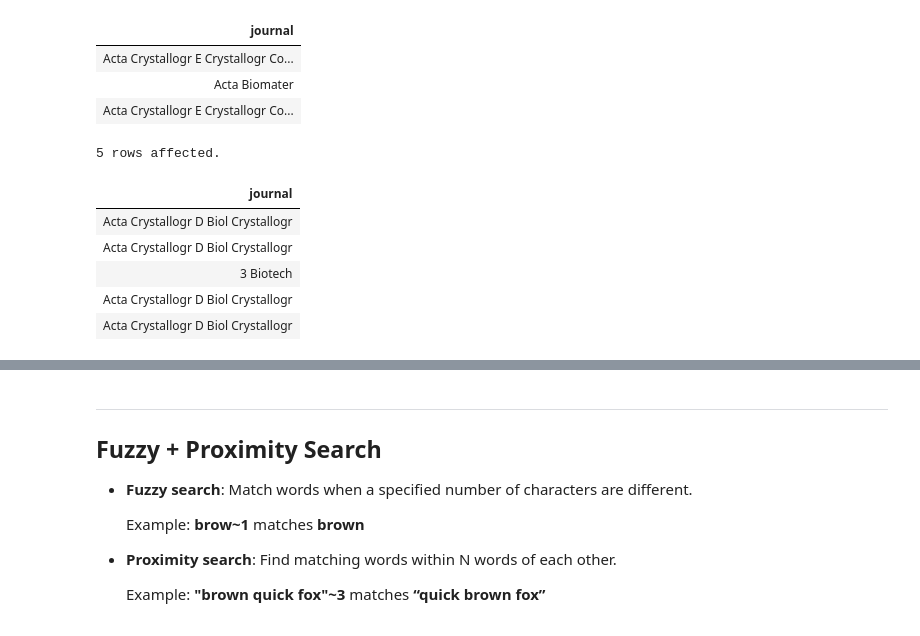
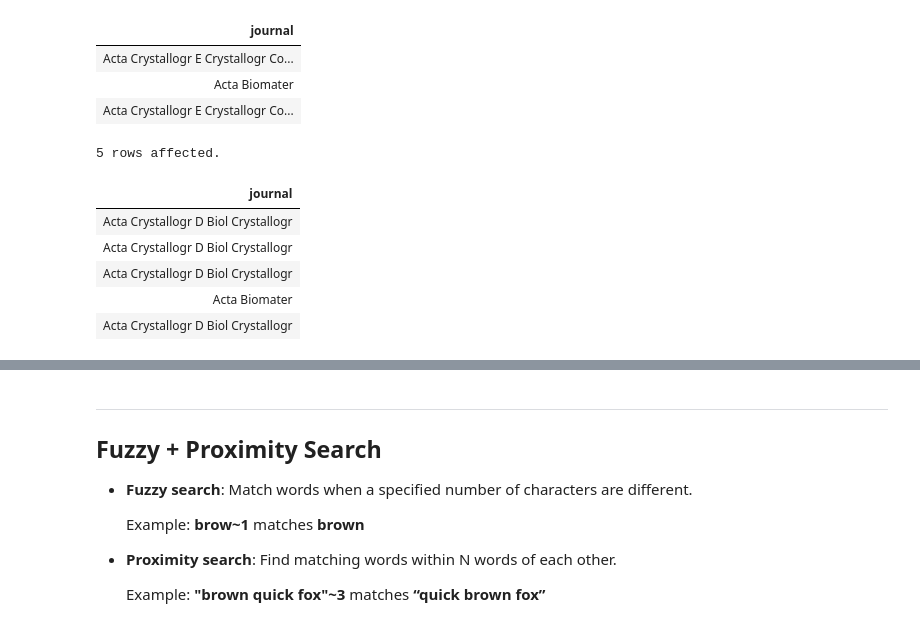
Before and after one commit to VeryFatBoy/singlestore-full-text-v2-example, a Jupyter notebook: singlestore_full_text_v2_example.ipynb, the cells around one changed output, grey strips where cells are left out. Drawn from its saved outputs; the diff is of its cells as text; code cells hidden in the pictures.

```diff
--- a/singlestore_full_text_v2_example.ipynb
+++ b/singlestore_full_text_v2_example.ipynb
@@ -166,16 +180,16 @@ LIMIT 5;
 # %%
 %%sql
 SELECT journal
 FROM journals
-WHERE MATCH (TABLE journals) AGAINST ('body:dentistry OR body:cavities')
+WHERE MATCH (TABLE journals) AGAINST ('body:dentistry OR body:teeth')
 LIMIT 5;
 # %% [output]
 5 rows affected.
 | journal |
 | Acta Crystallogr D Biol Crystallogr |
 | Acta Crystallogr D Biol Crystallogr |
-| 3 Biotech |
 | Acta Crystallogr D Biol Crystallogr |
+| Acta Biomater |
 | Acta Crystallogr D Biol Crystallogr |
 # %%
 %%sql
```
Also changed, not shown: parts of 8 cells of this notebook.
